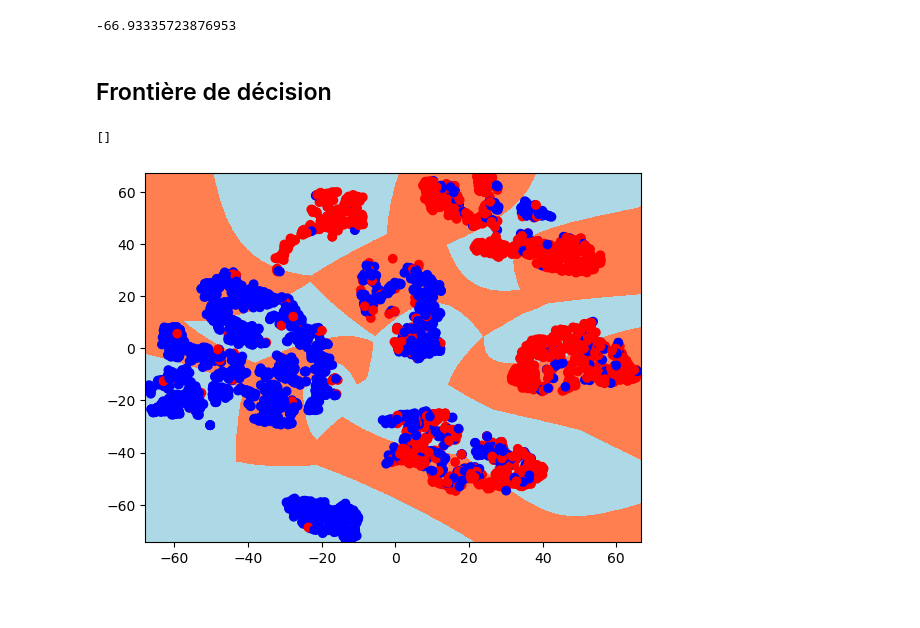
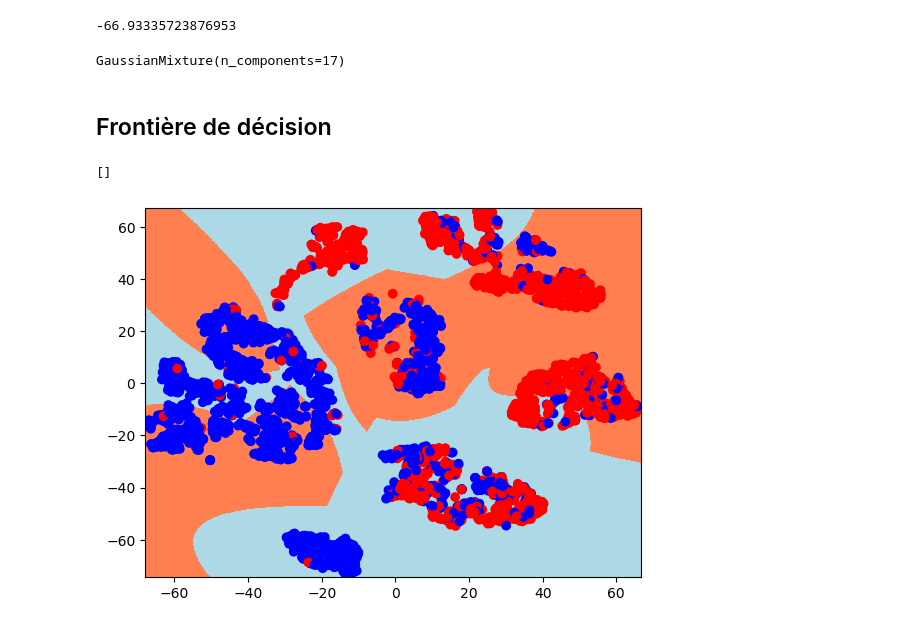
Before and after one commit to tanguy-linard/stellar-classification, a Jupyter notebook: stellar_classification.ipynb, the cells around one changed output. Saved outputs shown, nothing was run; the diff lists cells and outputs as text; code cells hidden in the pictures.

Commit message:
best gmm tsne

```diff
--- a/stellar_classification.ipynb
+++ b/stellar_classification.ipynb
@@ -636,34 +636,38 @@ Le nombre optimal de clusters pour GMM est : 17
 X_tsne_2['Dimension 1'].min()
 # %% [output]
 -66.93335723876953
+# %%
+best_gmm_tsne = GaussianMixture(n_components=k_best_tsne)
+best_gmm_tsne.fit(X_train_tsne)
+# %% [output]
+GaussianMixture(n_components=17)
 # %% [markdown]
 ## Frontière de décision
 # %%
-# Frontiere de decision
 # Nos couleurs
 mesh_cmap = ListedColormap(["lightblue", "coral"])
 points_cmap = ListedColormap(["blue", "red"])
 # La taille de la mesh
 mesh_size = 0.1
 # Les valeurs numériques des sorties
 # outputs_num = outputs.replace(["M", "F", "I"], [0, 1, 2])
 
 # On fixe les limites
 x_min, x_max = X_tsne_2['Dimension 1'].min() - 1, X_tsne_2['Dimension 1'].max() + 1
 y_min, y_max = X_tsne_2['Dimension 2'].min() - 1, X_tsne_2['Dimension 2'].max() + 1
 # On définit notre mesh
 xx, yy = np.meshgrid(np.arange(x_min, x_max, mesh_size),
                       np.arange(y_min, y_max, mesh_size))
 # On fait les prédictions, que l'on transforme en valeurs numériques
-grid_pred = gmm_model_tsne.predict(np.c_[xx.ravel(), yy.ravel()])
+grid_pred = best_gmm_tsne.predict(np.c_[xx.ravel(), yy.ravel()])
 grid_pred_num = pd.Series(grid_pred) #.replace(["M", "F", "I"], [0, 1, 2])
 grid_pred_num = grid_pred_num.to_numpy().reshape(xx.shape)
 
 # On créée le graphique
 fig, ax = plt.subplots()
 ax.pcolormesh(xx, yy, grid_pred_num, cmap=mesh_cmap)
 ax.scatter(X_tsne_2['Dimension 1'], X_tsne_2['Dimension 2'], c=y, cmap=points_cmap)
 plt.plot()
 # %% [output]
 []
-[figure, old version]
+[figure, new version]
```
